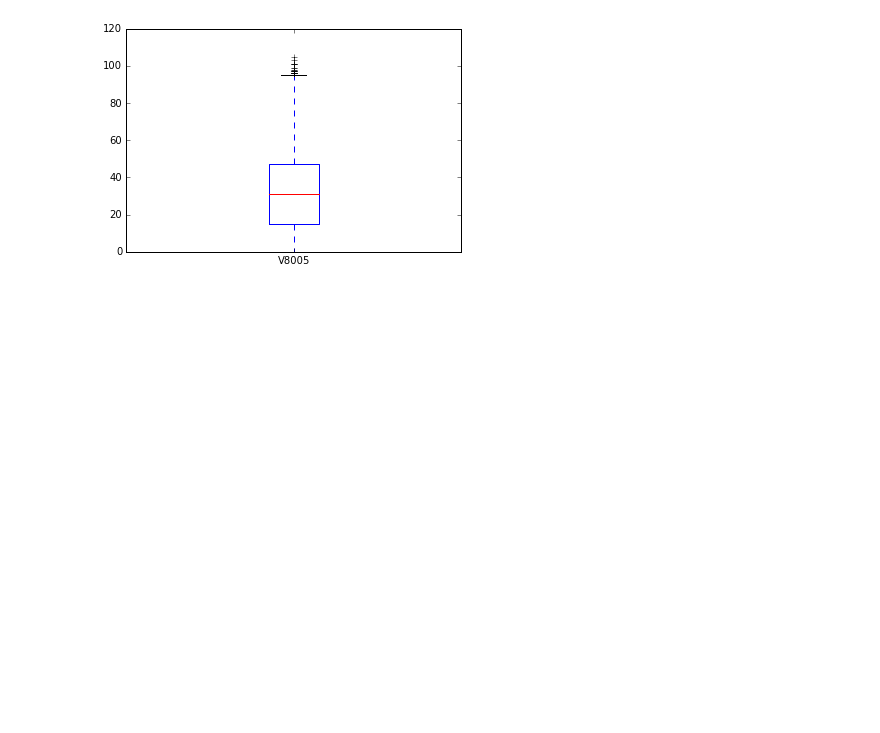
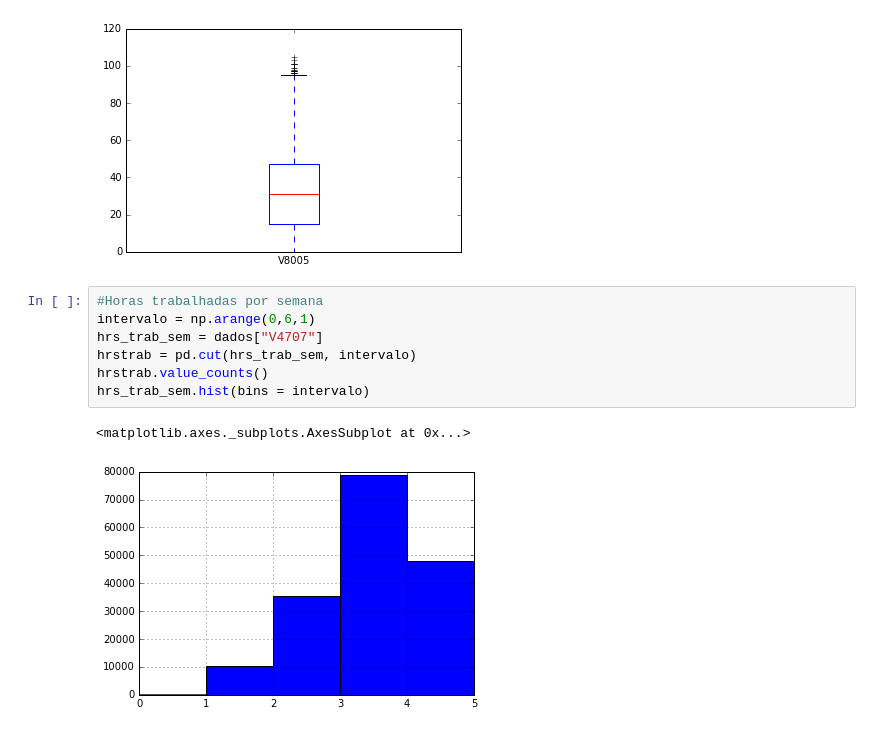
Before and after one commit to filipefborba/CD, a Jupyter notebook: Aula 2/Backup.ipynb, the cells around one changed output. Saved outputs shown, nothing was run; the diff lists cells and outputs as text; blank space fills up the shorter version.

```diff
--- a/Aula 2/Backup.ipynb
+++ b/Aula 2/Backup.ipynb
@@ -674,3 +658,13 @@ min          0.000000
 max        105.000000
 Name: V8005, dtype: float64
 [figure]
+# %%
+#Horas trabalhadas por semana
+intervalo = np.arange(0,6,1)
+hrs_trab_sem = dados["V4707"]
+hrstrab = pd.cut(hrs_trab_sem, intervalo)
+hrstrab.value_counts()
+hrs_trab_sem.hist(bins = intervalo)
+# %% [output]
+<matplotlib.axes._subplots.AxesSubplot at 0x...>
+[figure, added]
```
Also changed, not shown: parts of 13 cells of this notebook, 1 other file.
